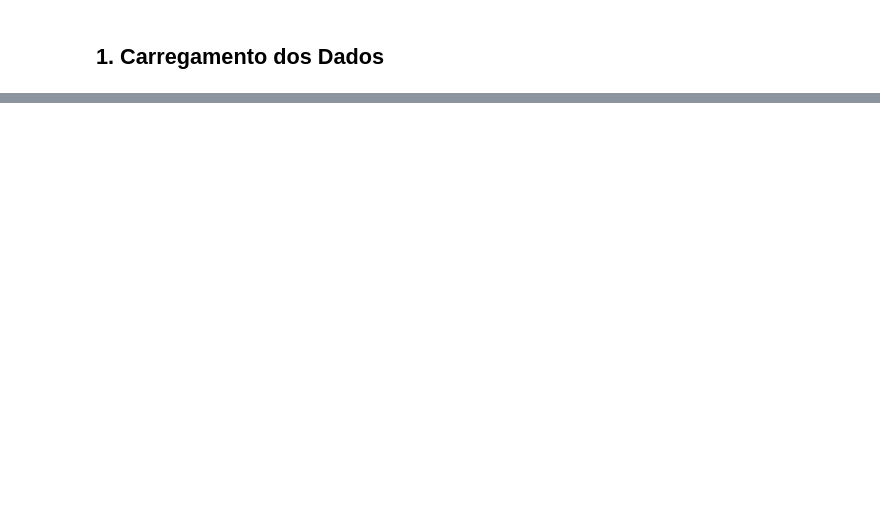
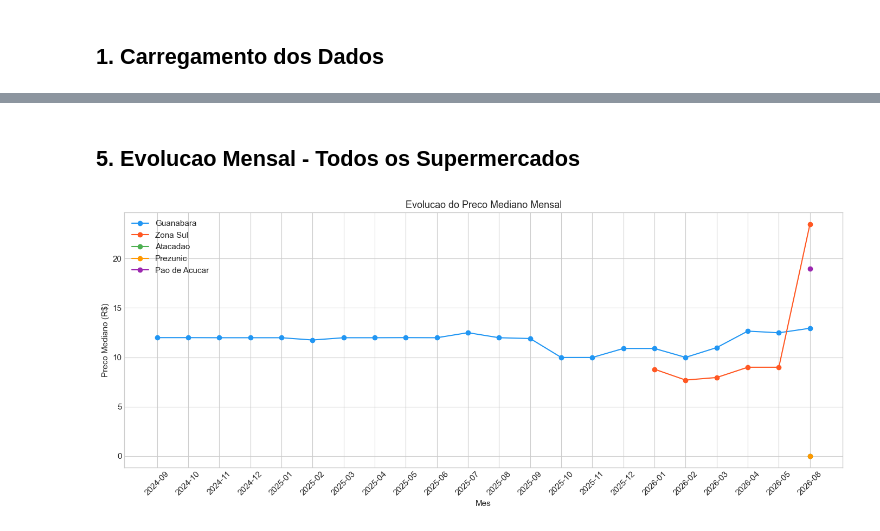
Before and after one commit to lfkopp/monitor_precos, a Jupyter notebook: analise_precos.ipynb, the cells around one changed output, grey strips where cells are left out. Drawn from its saved outputs; the diff is of its cells as text; code cells hidden in the pictures; blank space fills up the shorter version.

```diff
--- a/analise_precos.ipynb
+++ b/analise_precos.ipynb
@@ -448,0 +198,21 @@ Resumo final:
+# %% [markdown]
+## 5. Evolucao Mensal - Todos os Supermercados
+# %%
+fig, ax = plt.subplots(figsize=(14, 6))
+
+for nome in ['Guanabara', 'Zona Sul', 'Atacadao', 'Prezunic', 'Pao de Acucar']:
+    df = todos[todos['supermercado'] == nome]
+    if len(df) == 0:
+        continue
+    df_m = df.groupby(df['data'].dt.to_period('M'))['preco'].agg(['mean', 'median'])
+    ax.plot(df_m.index.astype(str), df_m['median'], marker='o', label=nome, color=cores[nome])
+
+ax.set_title('Evolucao do Preco Mediano Mensal')
+ax.set_xlabel('Mes')
+ax.set_ylabel('Preco Mediano (R$)')
+ax.legend()
+plt.xticks(rotation=45)
+plt.tight_layout()
+plt.show()
+# %% [output]
+[figure, added]
```
Also changed, not shown: parts of 51 cells of this notebook, 1 other file.
